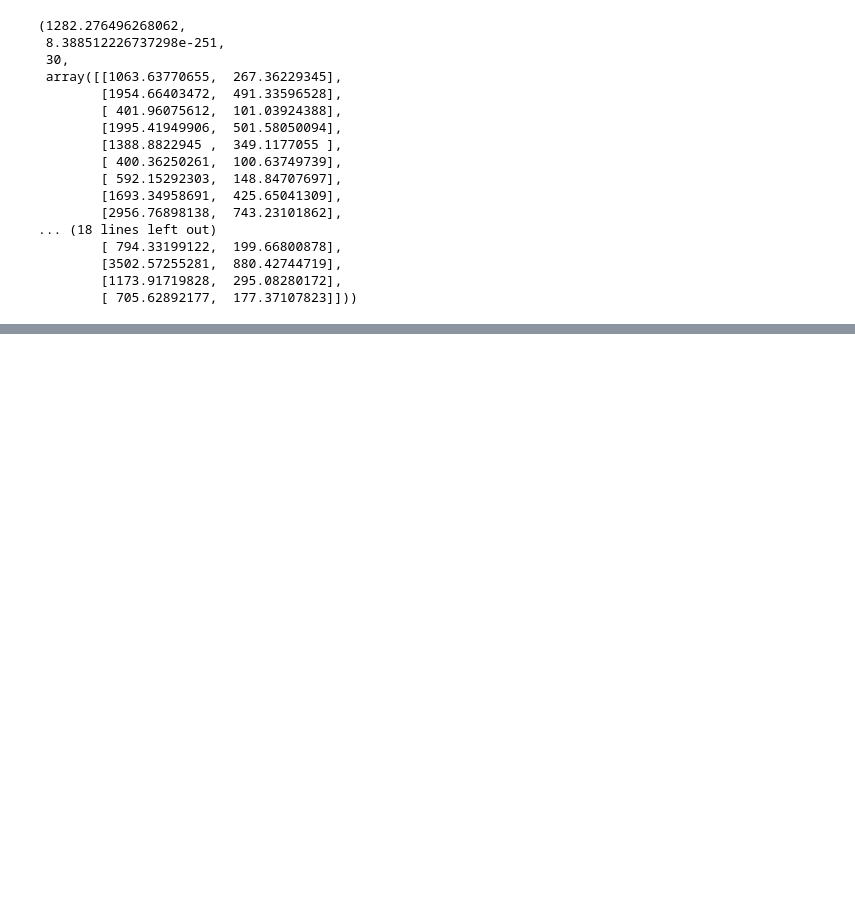
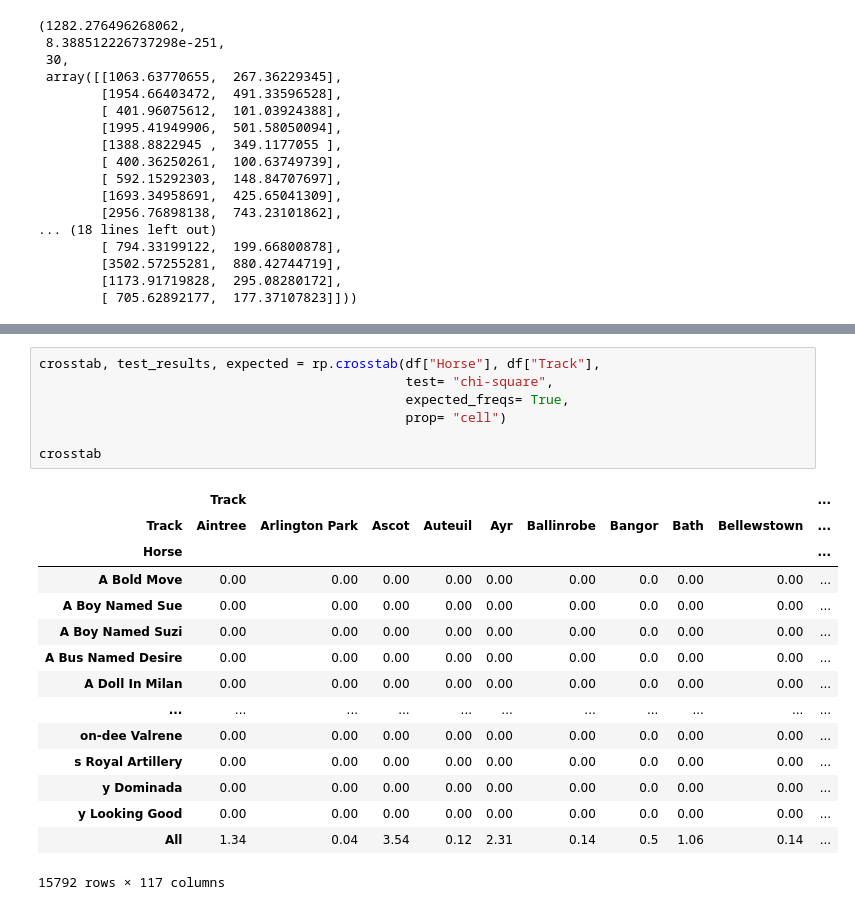
Before and after one commit to Cheeseburgerfly/AIAssignment, a Jupyter notebook: Assignment.ipynb, the cells around one changed output, grey strips where cells are left out. Cells and saved outputs as stored; diff of their text form; blank space fills up the shorter version.

Commit message:
Chi-squared test

```diff
--- a/Assignment.ipynb
+++ b/Assignment.ipynb
@@ -207,0 +311,23 @@ stats.chi2_contingency(crosstab)
+# %%
+crosstab, test_results, expected = rp.crosstab(df["Horse"], df["Track"],
+                                               test= "chi-square",
+                                               expected_freqs= True,
+                                               prop= "cell")
+
+crosstab
+# %% [output]
+|  | Track |  |  |  |  |  |  |  |  | ... |
+| Track | Aintree | Arlington Park | Ascot | Auteuil | Ayr | Ballinrobe | Bangor | Bath | Bellewstown | ... |
+| Horse |  |  |  |  |  |  |  |  |  | ... |
+| A Bold Move | 0.00 | 0.00 | 0.00 | 0.00 | 0.00 | 0.00 | 0.0 | 0.00 | 0.00 | ... |
+| A Boy Named Sue | 0.00 | 0.00 | 0.00 | 0.00 | 0.00 | 0.00 | 0.0 | 0.00 | 0.00 | ... |
+| A Boy Named Suzi | 0.00 | 0.00 | 0.00 | 0.00 | 0.00 | 0.00 | 0.0 | 0.00 | 0.00 | ... |
+| A Bus Named Desire | 0.00 | 0.00 | 0.00 | 0.00 | 0.00 | 0.00 | 0.0 | 0.00 | 0.00 | ... |
+| A Doll In Milan | 0.00 | 0.00 | 0.00 | 0.00 | 0.00 | 0.00 | 0.0 | 0.00 | 0.00 | ... |
+| ... | ... | ... | ... | ... | ... | ... | ... | ... | ... | ... |
+| on-dee Valrene | 0.00 | 0.00 | 0.00 | 0.00 | 0.00 | 0.00 | 0.0 | 0.00 | 0.00 | ... |
+| s Royal Artillery | 0.00 | 0.00 | 0.00 | 0.00 | 0.00 | 0.00 | 0.0 | 0.00 | 0.00 | ... |
+| y Dominada | 0.00 | 0.00 | 0.00 | 0.00 | 0.00 | 0.00 | 0.0 | 0.00 | 0.00 | ... |
+| y Looking Good | 0.00 | 0.00 | 0.00 | 0.00 | 0.00 | 0.00 | 0.0 | 0.00 | 0.00 | ... |
+| All | 1.34 | 0.04 | 3.54 | 0.12 | 2.31 | 0.14 | 0.5 | 1.06 | 0.14 | ... |
+15792 rows × 117 columns
```
Also changed, not shown: parts of 11 cells of this notebook.
